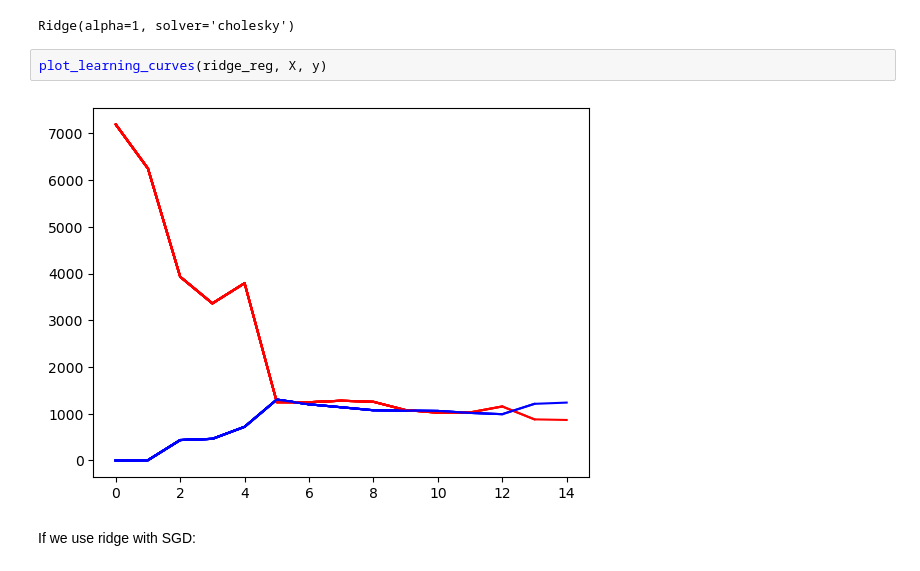
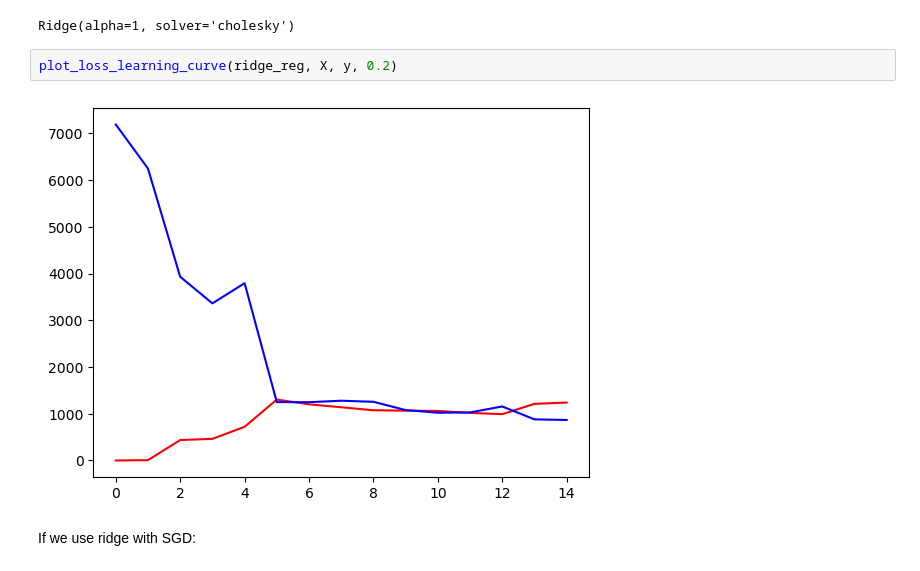
Before and after one commit to atreyu595/Regression-Knowledge-Base, a Jupyter notebook: Regression.ipynb, the cells around one changed output. Drawn from its saved outputs; the diff is of its cells as text.

```diff
--- a/Regression.ipynb
+++ b/Regression.ipynb
@@ -461,9 +461,9 @@ ridge_reg.fit(X, y)
 # %% [output]
 Ridge(alpha=1, solver='cholesky')
 # %%
-plot_learning_curves(ridge_reg, X, y)
+plot_loss_learning_curve(ridge_reg, X, y, 0.2)
 # %% [output]
-[figure, old version]
+[figure, new version]
 # %% [markdown]
 If we use ridge with SGD:
 # %%
```
Also changed, not shown: parts of 12 cells of this notebook.
